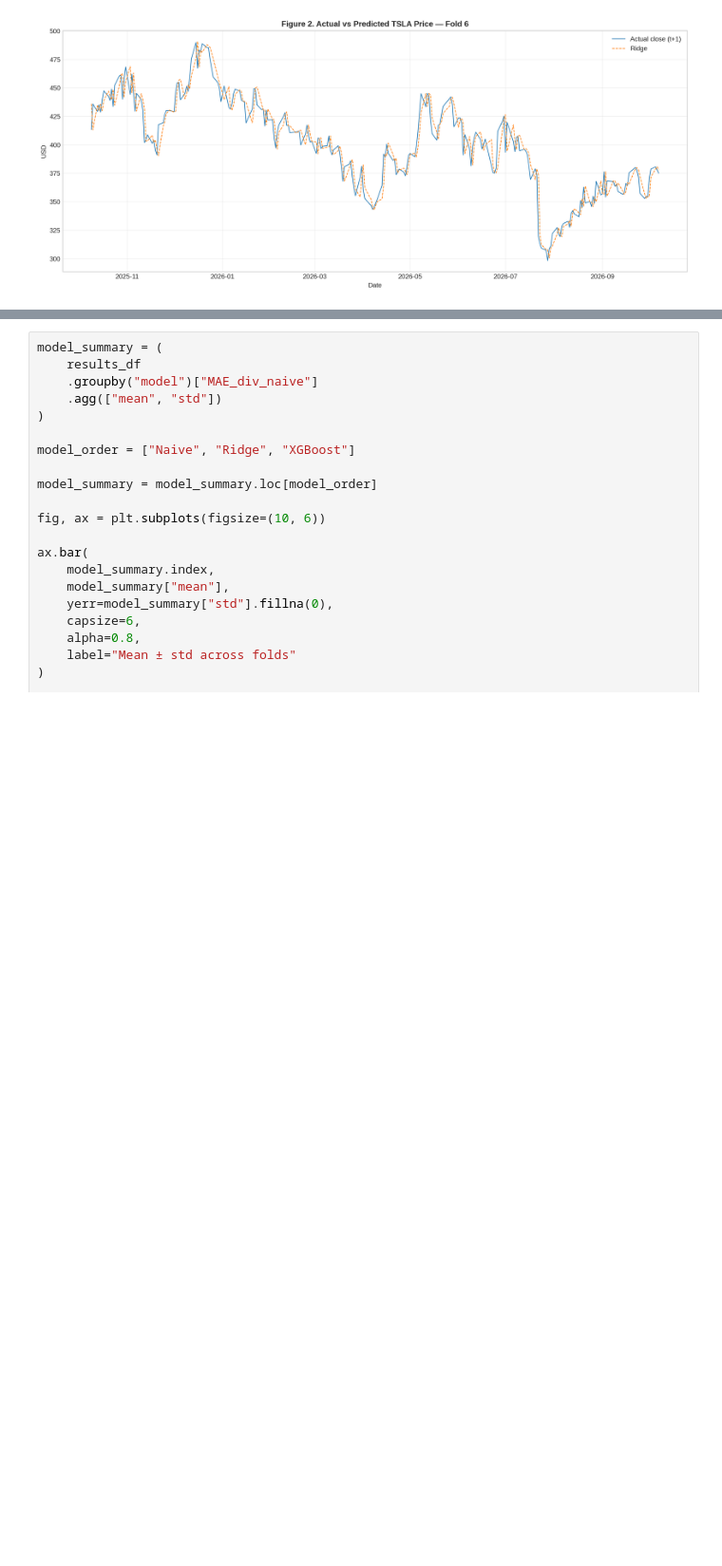
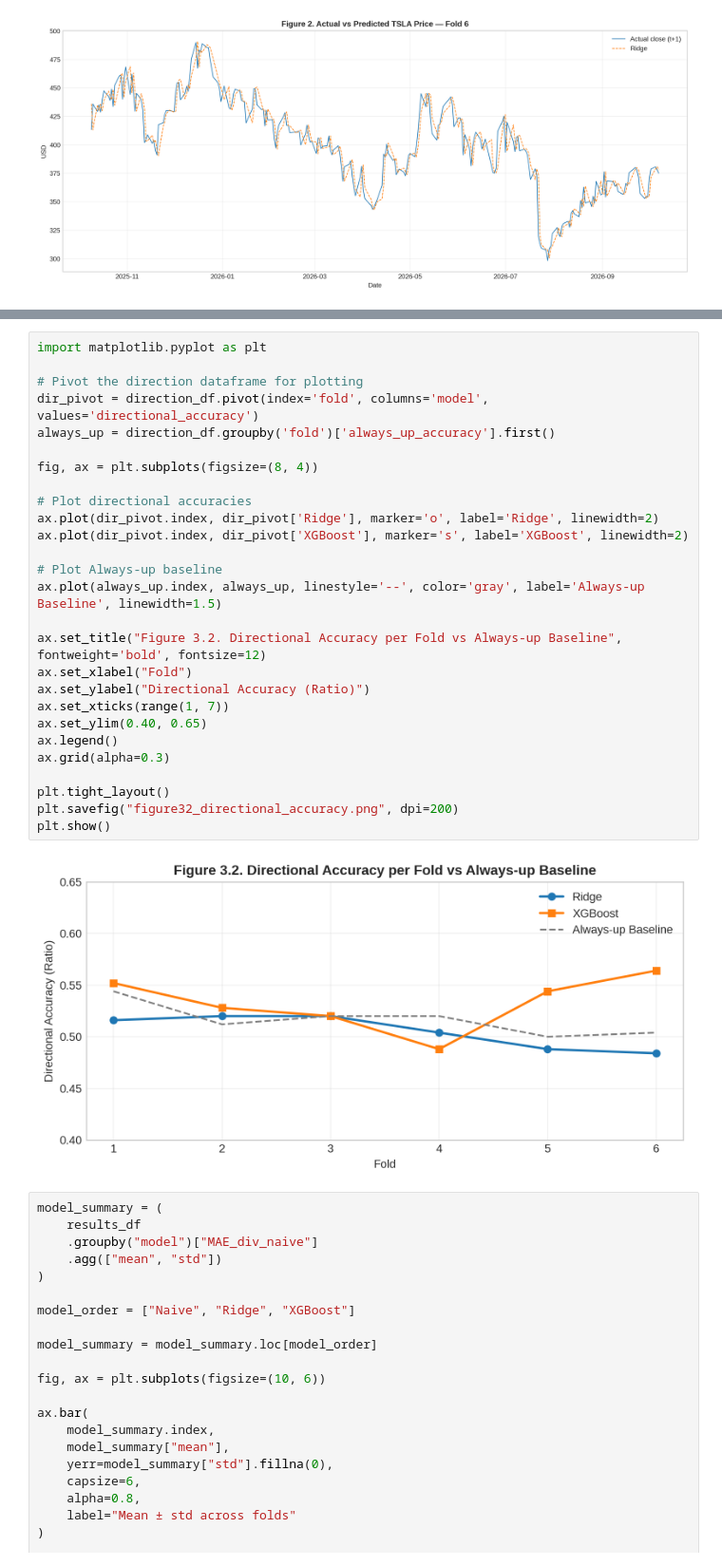
Before and after one commit to phhien203/ML-foundations, a Jupyter notebook: TSLA_Forecast_Evaluation_Hien.ipynb, the cells around one changed output, grey strips where cells are left out. Shown at 95% size. Drawn from its saved outputs; the diff is of its cells as text; blank space fills up the shorter version.

```diff
--- a/TSLA_Forecast_Evaluation_Hien.ipynb
+++ b/TSLA_Forecast_Evaluation_Hien.ipynb
@@ -675,3 +735,32 @@ plt.show()
+# %%
+import matplotlib.pyplot as plt
+
+# Pivot the direction dataframe for plotting
+dir_pivot = direction_df.pivot(index='fold', columns='model', values='directional_accuracy')
+always_up = direction_df.groupby('fold')['always_up_accuracy'].first()
+
+fig, ax = plt.subplots(figsize=(8, 4))
+
+# Plot directional accuracies
+ax.plot(dir_pivot.index, dir_pivot['Ridge'], marker='o', label='Ridge', linewidth=2)
+ax.plot(dir_pivot.index, dir_pivot['XGBoost'], marker='s', label='XGBoost', linewidth=2)
+
+# Plot Always-up baseline
+ax.plot(always_up.index, always_up, linestyle='--', color='gray', label='Always-up Baseline', linewidth=1.5)
+
+ax.set_title("Figure 3.2. Directional Accuracy per Fold vs Always-up Baseline", fontweight='bold', fontsize=12)
+ax.set_xlabel("Fold")
+ax.set_ylabel("Directional Accuracy (Ratio)")
+ax.set_xticks(range(1, 7))
+ax.set_ylim(0.40, 0.65)
+ax.legend()
+ax.grid(alpha=0.3)
+
+plt.tight_layout()
+plt.savefig("figure32_directional_accuracy.png", dpi=200)
+plt.show()
+# %% [output]
+[figure, added]
 # %%
 model_summary = (
     results_df
```
Also changed, not shown: parts of 5 cells of this notebook.
